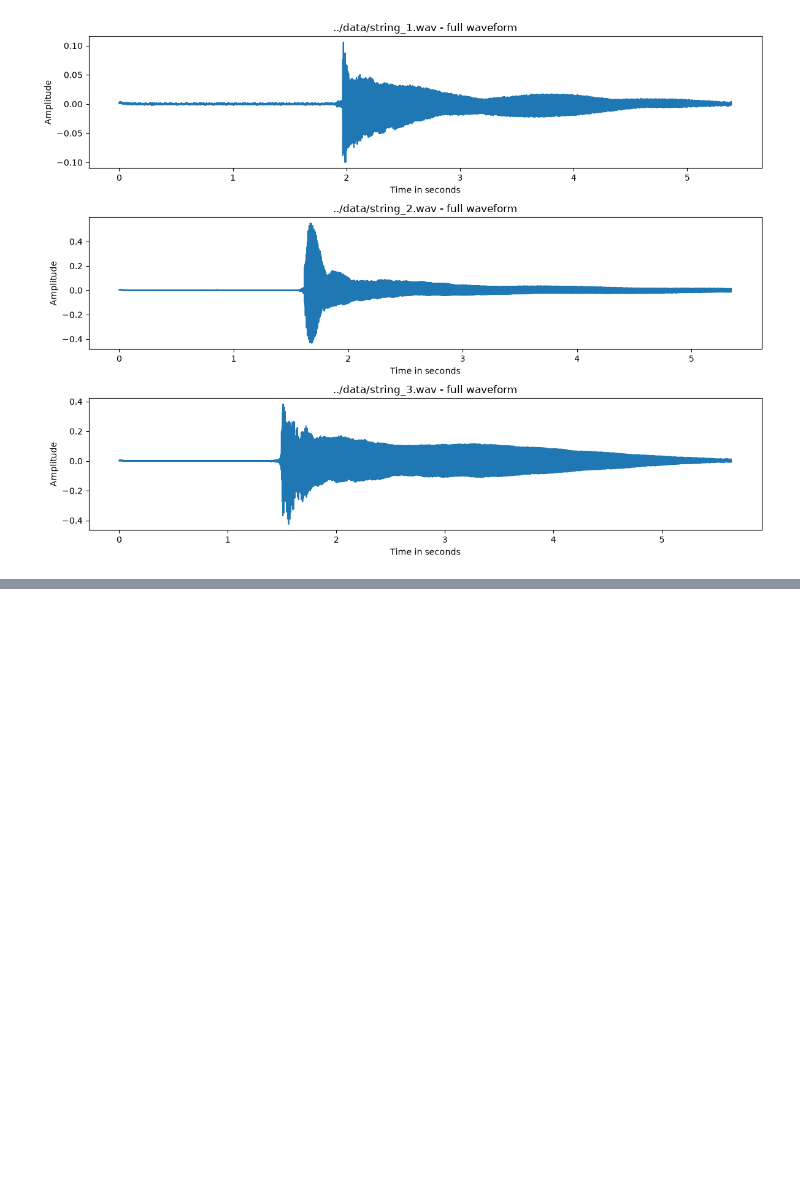
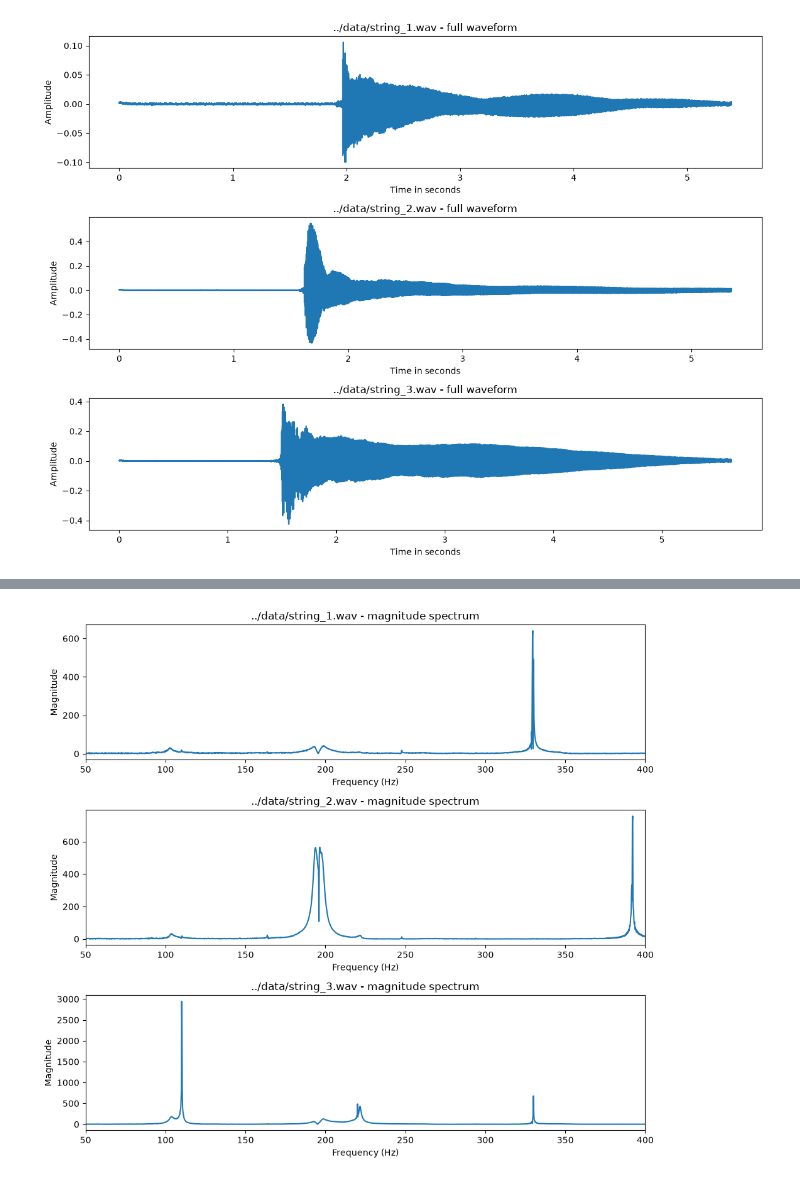
Before and after one commit to aleksanyan-volodya/M2_Signal_Processing, a Jupyter notebook: TP1/audio.ipynb, the cells around one changed output, grey strips where cells are left out. Drawn from its saved outputs; the diff is of its cells as text; code cells hidden in the pictures; blank space fills up the shorter version.

```diff
--- a/TP1/audio.ipynb
+++ b/TP1/audio.ipynb
@@ -105,3 +101,24 @@ plt.show()
+# %%
+spectra = {}
+
+fig, axes = plt.subplots(len(FILES), 1, figsize=(10, 3 * len(FILES)))
+
+for i, f in enumerate(FILES):
+    sr, data = signals[f]
+    spectrum = np.abs(fftshift(fft(data)))
+    freqs = fftshift(fftfreq(len(data), 1 / sr))
+    spectra[f] = (freqs, spectrum)
+
+    axes[i].plot(freqs, spectrum)
+    axes[i].set_xlim(50, 400)
+    axes[i].set_title(f"{f} - magnitude spectrum")
+    axes[i].set_xlabel("Frequency (Hz)")
+    axes[i].set_ylabel("Magnitude")
+
+plt.tight_layout()
+plt.show()
+# %% [output]
+[figure, added]
 # %% [markdown]
 ## Find the fundamental and the note
 
```
Also changed, not shown: parts of 10 cells of this notebook, 1 other file.
